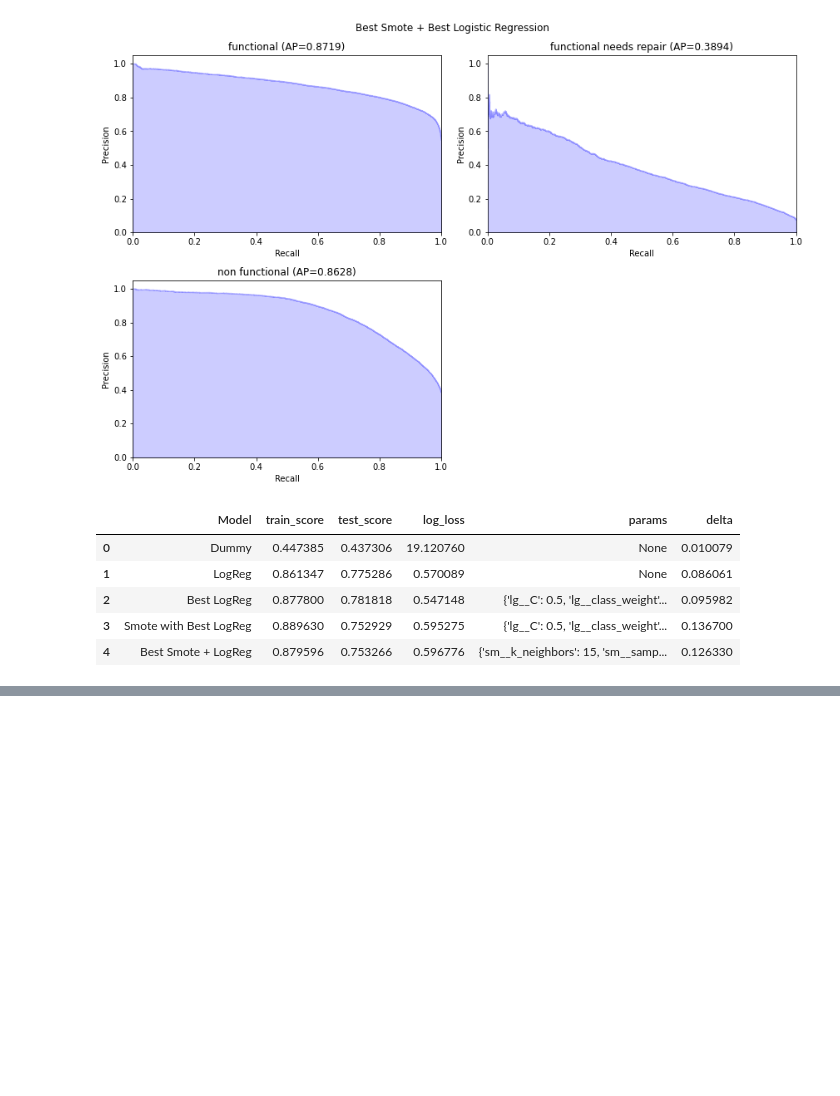
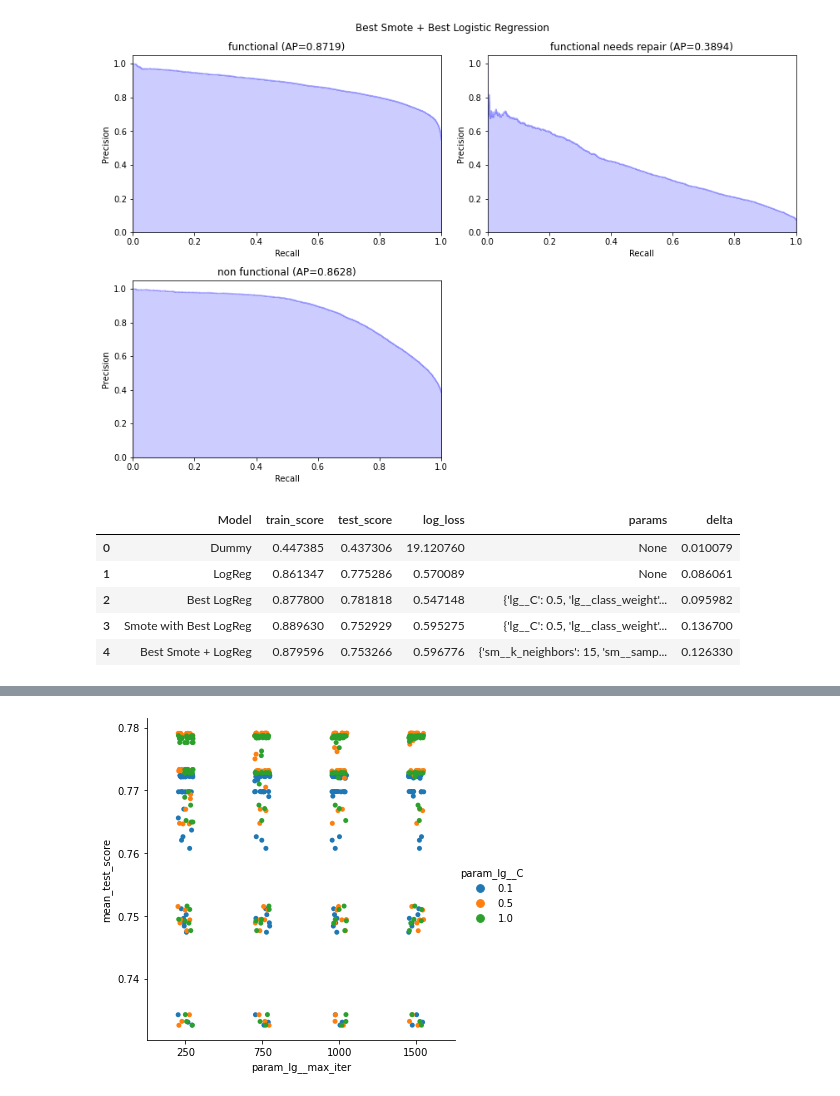
Before and after one commit to irwin-lam/PumpItUp, a Jupyter notebook: Visualizations.ipynb, the cells around one changed output, grey strips where cells are left out. Drawn from its saved outputs; the diff is of its cells as text; code cells hidden in the pictures; blank space fills up the shorter version.

```diff
--- a/Visualizations.ipynb
+++ b/Visualizations.ipynb
@@ -338,0 +451,4 @@ model
+# %%
+sns.catplot(data=lg_cv, x='param_lg__max_iter', y='mean_test_score', hue ='param_lg__C');
+# %% [output]
+[figure, added]
```
Also changed, not shown: parts of 32 cells of this notebook, 14 other files.
